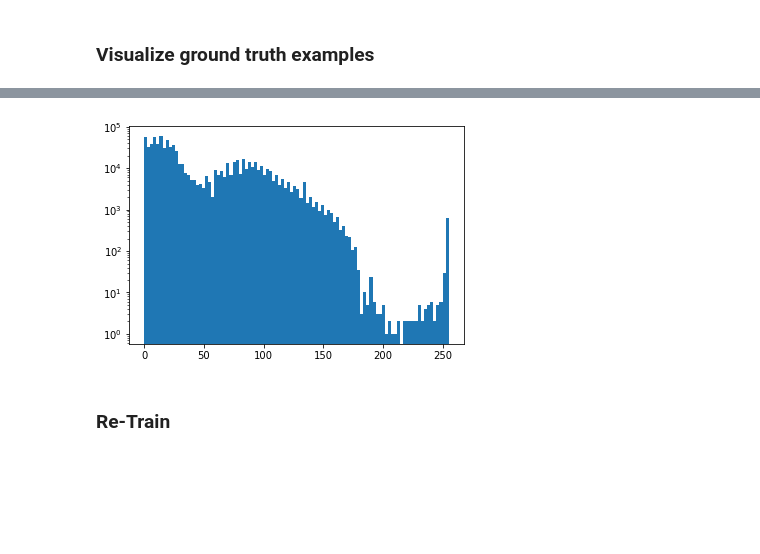
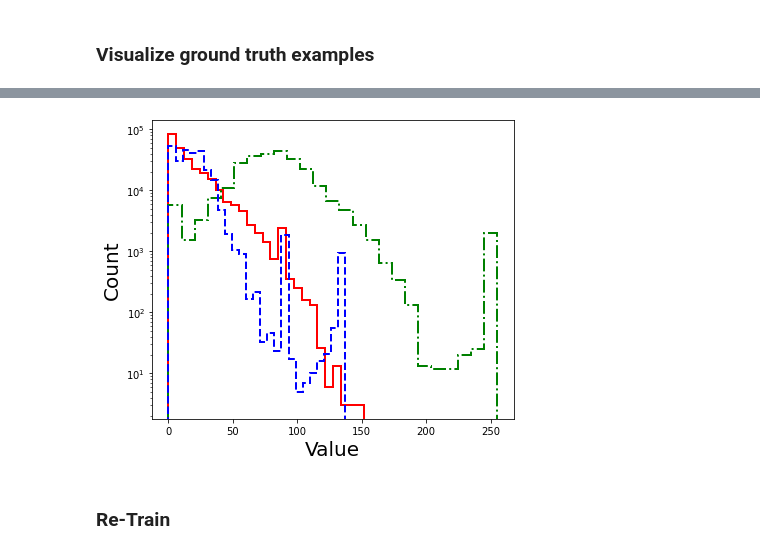
Before and after one commit to burke86/deepdisc, a Jupyter notebook: demo_decam.ipynb, the cells around one changed output, grey strips where cells are left out. Cells and saved outputs as stored; diff of their text form; code cells hidden in the pictures; blank space fills up the shorter version.

```diff
--- a/demo_decam.ipynb
+++ b/demo_decam.ipynb
@@ -174,8 +174,14 @@ for i, d in enumerate(random.sample(dataset_dicts, nsample)):
-# %%
-plt.hist(img.flatten(), bins=100);
-plt.yscale('log')
-# %% [output]
-[figure, removed]
+# %%
+fig, ax = plt.subplots(1, 1, figsize=(6, 5))
+bins = 25
+ax.hist(img[:,:,0].flatten(), histtype="step", bins=bins, log=True, color="r", lw=2, zorder=1);
+ax.hist(img[:,:,1].flatten(), histtype="step", bins=bins, log=True, color="g", lw=2, linestyle='-.', zorder=2);
+ax.hist(img[:,:,2].flatten(), histtype="step", bins=bins, log=True, color="b", lw=2, linestyle='dashed', zorder=3);
+ax.set_xlabel('Value', fontsize=20)
+ax.set_ylabel('Count', fontsize=20)
+fig.tight_layout()
+# %% [output]
+[figure, added]
 # %% [markdown]
 ### Re-Train
 # %%
```
Also changed, not shown: parts of 10 cells of this notebook.
